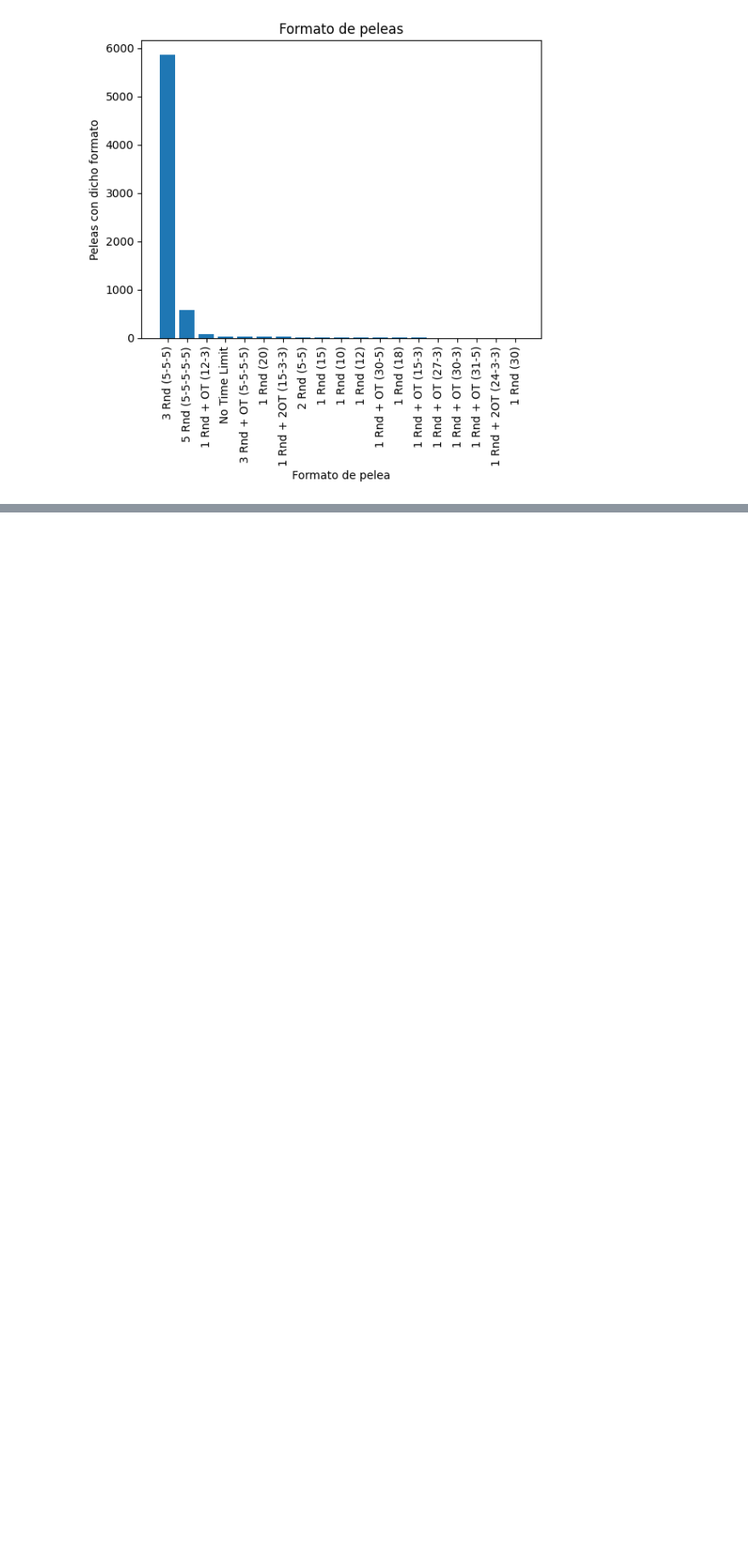
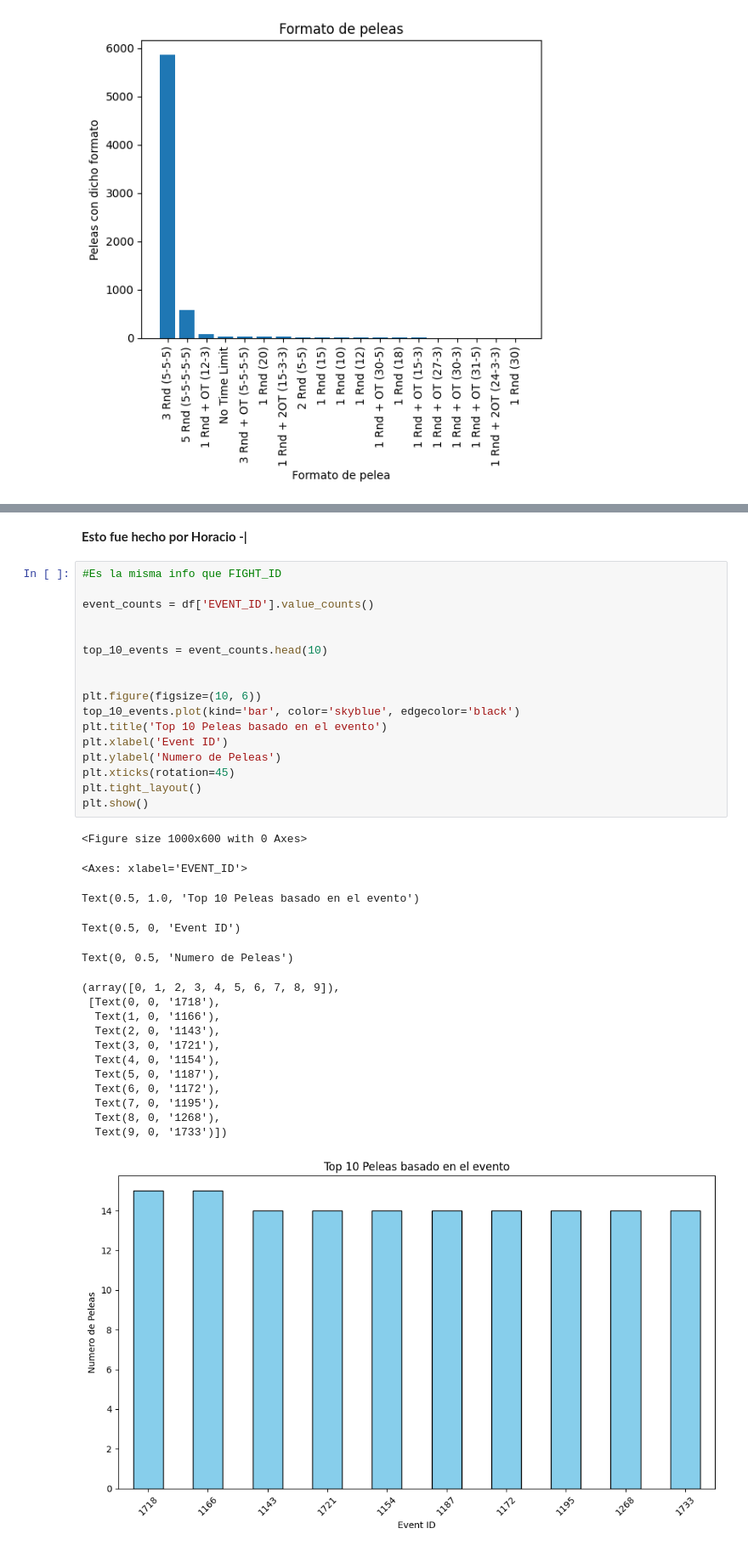
Before and after one commit to YaotecatlMtz/analisisUFC, a Jupyter notebook: proyecto_test.ipynb, the cells around one changed output, grey strips where cells are left out. Shown: that part at 85% size. Drawn from its saved outputs; the diff is of its cells as text; blank space fills up the shorter version.

Commit message:
Cambios hechos por Horacio,Event_ID, fight_name, fight_method y event_location

```diff
--- a/proyecto_test.ipynb
+++ b/proyecto_test.ipynb
@@ -567,0 +547,37 @@ Text(0.5, 1.0, 'Eventos con mas peleas')
+# %% [markdown]
+**Esto fue hecho por Horacio -|**
+# %%
+#Es la misma info que FIGHT_ID
+
+event_counts = df['EVENT_ID'].value_counts()
+
+
+top_10_events = event_counts.head(10)
+
+
+plt.figure(figsize=(10, 6))
+top_10_events.plot(kind='bar', color='skyblue', edgecolor='black')
+plt.title('Top 10 Peleas basado en el evento')
+plt.xlabel('Event ID')
+plt.ylabel('Numero de Peleas')
+plt.xticks(rotation=45)
+plt.tight_layout()
+plt.show()
+# %% [output]
+<Figure size 1000x600 with 0 Axes>
+<Axes: xlabel='EVENT_ID'>
+Text(0.5, 1.0, 'Top 10 Peleas basado en el evento')
+Text(0.5, 0, 'Event ID')
+Text(0, 0.5, 'Numero de Peleas')
+(array([0, 1, 2, 3, 4, 5, 6, 7, 8, 9]),
+ [Text(0, 0, '1718'),
+  Text(1, 0, '1166'),
+  Text(2, 0, '1143'),
+  Text(3, 0, '1721'),
+  Text(4, 0, '1154'),
+  Text(5, 0, '1187'),
+  Text(6, 0, '1172'),
+  Text(7, 0, '1195'),
+  Text(8, 0, '1268'),
+  Text(9, 0, '1733')])
+[figure, added]
```
Also changed, not shown: parts of 7 cells of this notebook.
